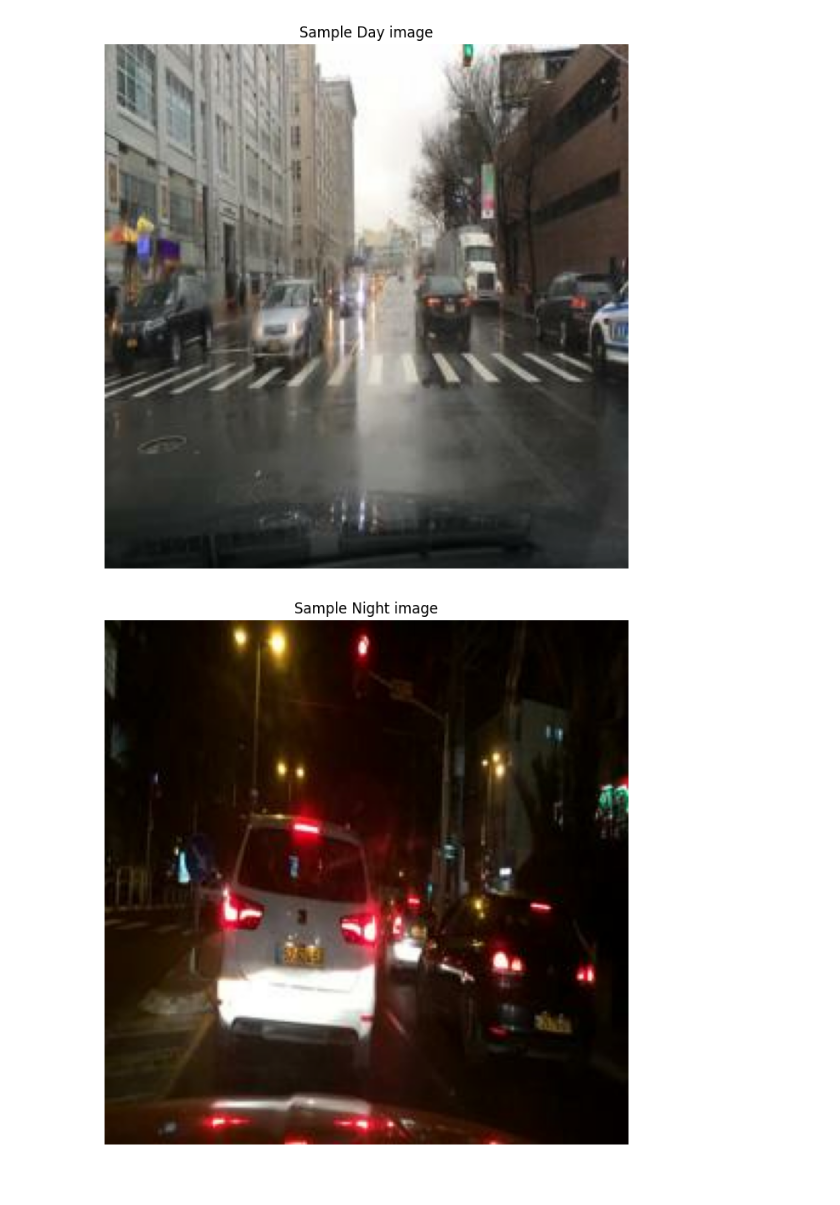
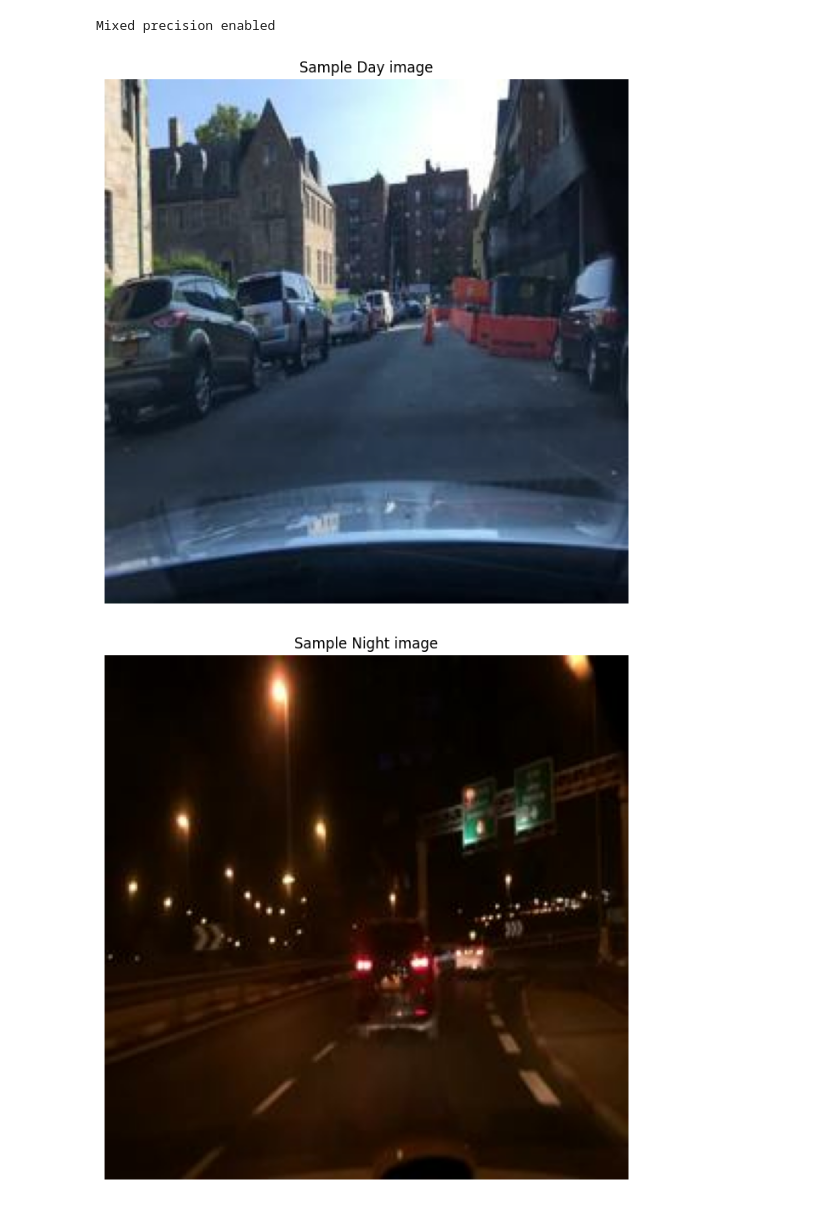
Before and after one commit to MatthewSebastian15/cyclegan-day2night, a Jupyter notebook: Deep_learning_Kaggle.ipynb, the cells around one changed output. Saved outputs shown, nothing was run; the diff lists cells and outputs as text; code cells hidden in the pictures.

Commit message:
traning and fix bug code (history and plot done)

```diff
--- a/Deep_learning_Kaggle.ipynb
+++ b/Deep_learning_Kaggle.ipynb
@@ -90,3 +39,45 @@ Train_Dataset = tf.data.Dataset.zip((Day_Dataset, Night_Dataset))
+# %%
+try:
+    tf.keras.mixed_precision.set_global_policy("float32")
+    USE_MIXED = True
+    print("Mixed precision enabled")
+except Exception:
+    USE_MIXED = False
+    print("Mixed precision NOT enabled (fallback)")
+
+gpus = tf.config.list_physical_devices("GPU")
+if gpus:
+    for g in gpus:
+        try:
+            tf.config.experimental.set_memory_growth(g, True)
+        except Exception:
+            pass
+# %% [output]
+Mixed precision enabled
+# %%
+def load_and_preprocess(path):
+    img = tf.io.read_file(path)
+    img = tf.io.decode_jpeg(img, channels=3)
+    img = tf.image.resize(img, (CFG.IMG_HEIGHT, CFG.IMG_WIDTH))
+    img = (tf.cast(img, tf.float32) / 127.5) - 1.0
+    return img
+
+def make_dataset(path):
+    files = glob(path + "/*.jpg")
+    ds = tf.data.Dataset.from_tensor_slices(files)
+    ds = ds.map(load_and_preprocess, num_parallel_calls=tf.data.AUTOTUNE)
+    ds = ds.shuffle(CFG.BUFFER_SIZE).repeat()
+    ds = ds.batch(CFG.BATCH_SIZE)
+    ds = ds.prefetch(tf.data.AUTOTUNE)
+    return ds
+
+day_dir = r"C:\DATA SEKUNDER\Resized 256 x 256\Day"
+night_dir = r"C:\DATA SEKUNDER\Resized 256 x 256\Night"
+
+Day = make_dataset(day_dir)
+Night = make_dataset(night_dir)
+
+Train = tf.data.Dataset.zip((Day, Night))
 # %%
 def show_sample(dataset, idx=0, title=None):
     batch = next(iter(dataset))
@@ -100,10 +91,10 @@ def show_sample(dataset, idx=0, title=None):
     plt.axis('off')
     plt.show()
 # %%
-show_sample(Day_Dataset, title='Sample Day image')
+show_sample(Day, title='Sample Day image')
 # %% [output]
-[figure, old version]
+[figure, new version]
 # %%
-show_sample(Night_Dataset, title='Sample Night image')
+show_sample(Night, title='Sample Night image')
 # %% [output]
-[figure, old version]
+[figure, new version]
```
Also changed, not shown: parts of 26 cells of this notebook.
